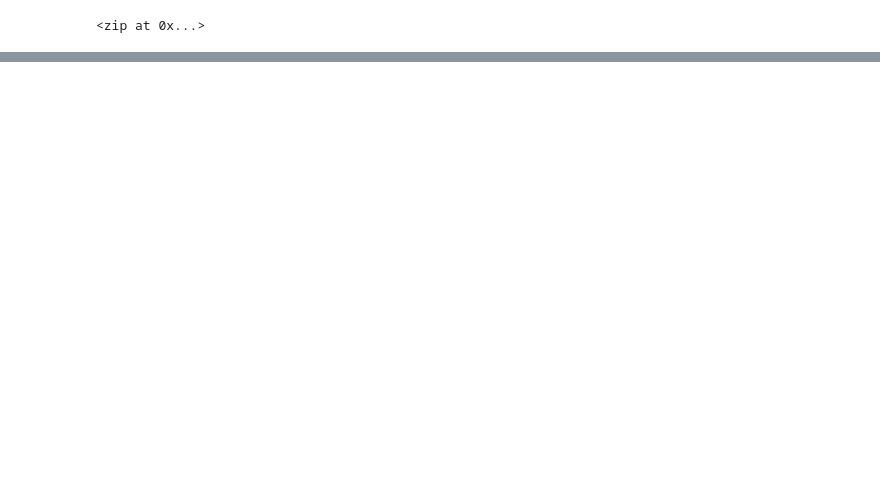
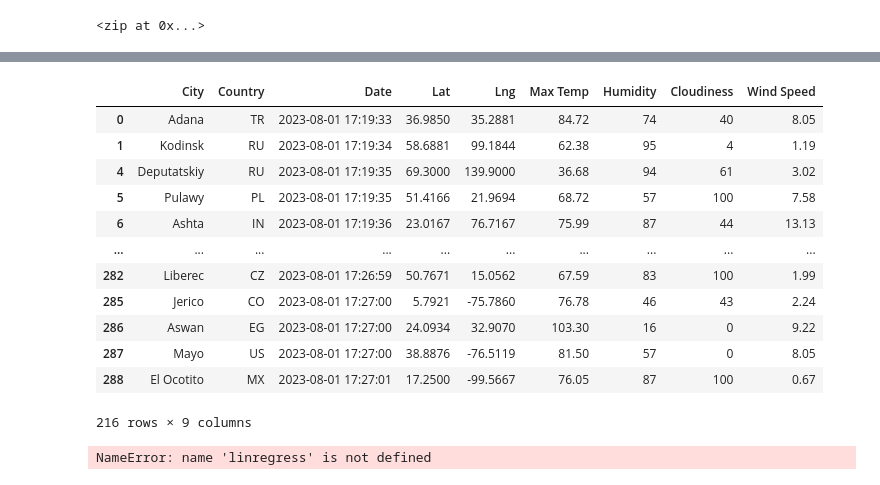
Before and after one commit to Angie1210/WeatherPy, a Jupyter notebook: API/cities_api.ipynb, the cells around one changed output, grey strips where cells are left out. Drawn from its saved outputs; the diff is of its cells as text; code cells hidden in the pictures; blank space fills up the shorter version.

```diff
--- a/API/cities_api.ipynb
+++ b/API/cities_api.ipynb
@@ -284,0 +278,38 @@ plt.show()
+# %%
+city_data_df.loc[(city_data_df["Lat"] >= 0)]
+# %% [output]
+|  | City | Country | Date | Lat | Lng | Max Temp | Humidity | Cloudiness | Wind Speed |
+| 0 | Adana | TR | 2023-08-01 17:19:33 | 36.9850 | 35.2881 | 84.72 | 74 | 40 | 8.05 |
+| 1 | Kodinsk | RU | 2023-08-01 17:19:34 | 58.6881 | 99.1844 | 62.38 | 95 | 4 | 1.19 |
+| 4 | Deputatskiy | RU | 2023-08-01 17:19:35 | 69.3000 | 139.9000 | 36.68 | 94 | 61 | 3.02 |
+| 5 | Pulawy | PL | 2023-08-01 17:19:35 | 51.4166 | 21.9694 | 68.72 | 57 | 100 | 7.58 |
+| 6 | Ashta | IN | 2023-08-01 17:19:36 | 23.0167 | 76.7167 | 75.99 | 87 | 44 | 13.13 |
+| ... | ... | ... | ... | ... | ... | ... | ... | ... | ... |
+| 282 | Liberec | CZ | 2023-08-01 17:26:59 | 50.7671 | 15.0562 | 67.59 | 83 | 100 | 1.99 |
+| 285 | Jerico | CO | 2023-08-01 17:27:00 | 5.7921 | -75.7860 | 76.78 | 46 | 43 | 2.24 |
+| 286 | Aswan | EG | 2023-08-01 17:27:00 | 24.0934 | 32.9070 | 103.30 | 16 | 0 | 9.22 |
+| 287 | Mayo | US | 2023-08-01 17:27:00 | 38.8876 | -76.5119 | 81.50 | 57 | 0 | 8.05 |
+| 288 | El Ocotito | MX | 2023-08-01 17:27:01 | 17.2500 | -99.5667 | 76.05 | 87 | 100 | 0.67 |
+216 rows × 9 columns
+# %%
+# Perform linear regression.
+(slope, intercept, r_value, p_value, std_err) = linregress(x_values, y_values)
+
+# Calculate the regression line "y values" from the slope and intercept.
+regress_values = x_values * slope + intercept
+
+# Get the equation of the line.
+line_eq = "y = " + str(round(slope,2)) + "x + " + str(round(intercept,2))
+
+# Create a scatter plot of the x and y values.
+plt.scatter(x_values,y_values)
+# Plot the regression line with the x-values and the y coordinates based on the intercept and slope.
+plt.plot(x_values,regress_values,"r")
+# Annotate the text for the line equation and add its coordinates.
+plt.annotate(line_eq, (10,40), fontsize=15, color="red")
+plt.title(title)
+plt.xlabel('Latitude')
+plt.ylabel('Temp')
+plt.show()
+# %% [output]
+NameError: name 'linregress' is not defined
```
Also changed, not shown: parts of 17 cells of this notebook, 7 other files.
